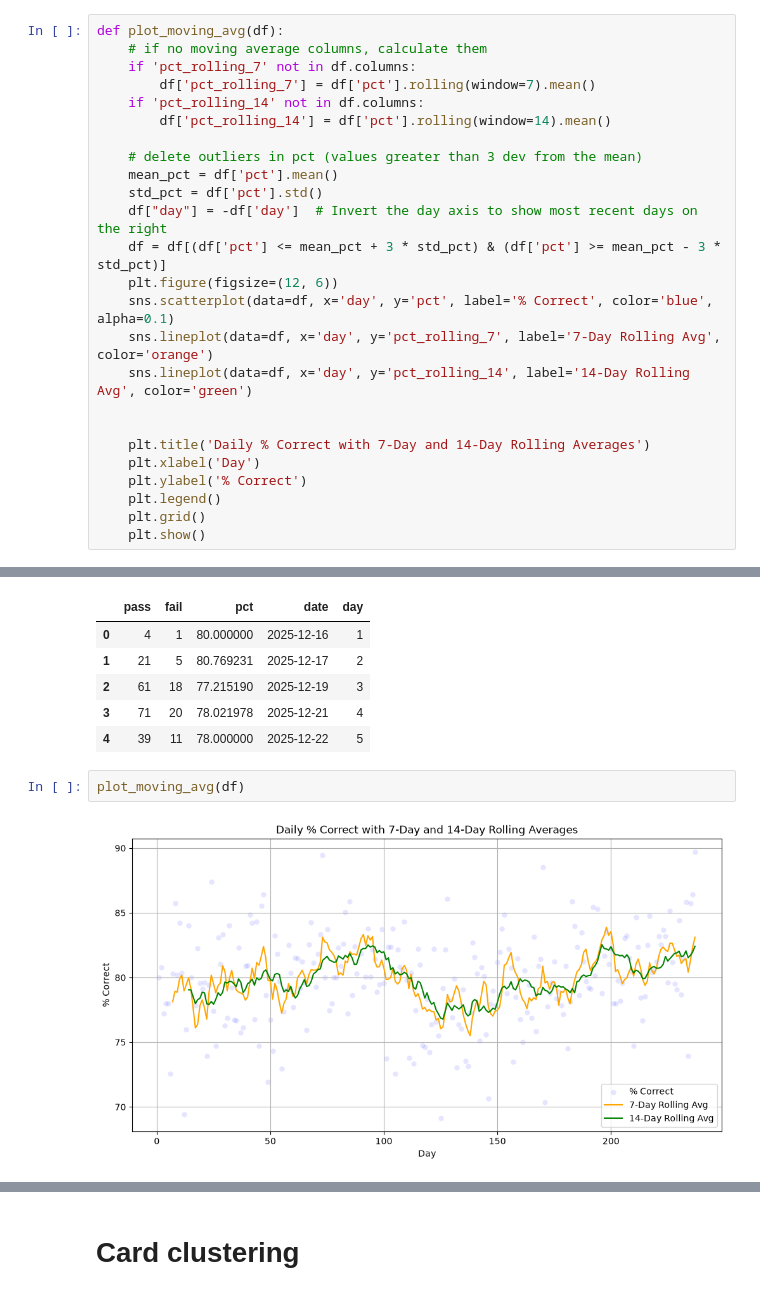
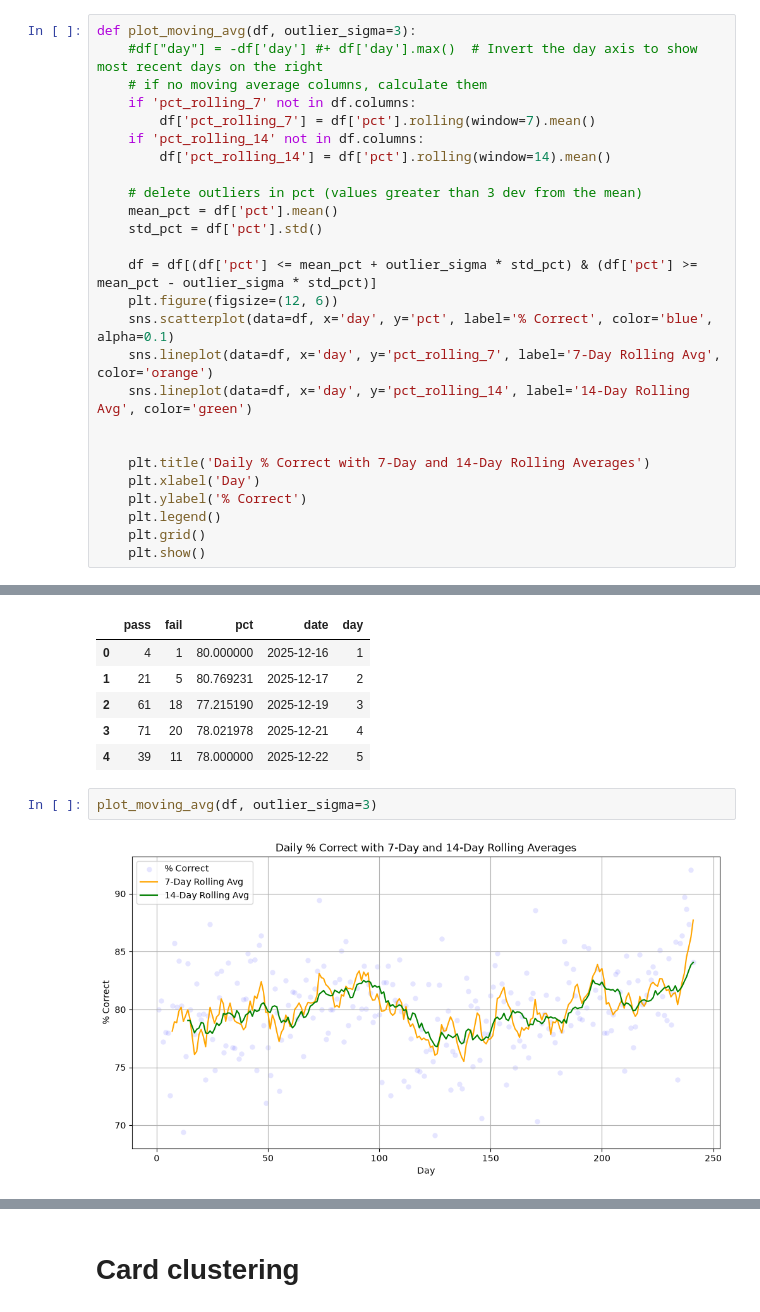
Before and after one commit to antpeacor/ankistats, a Jupyter notebook: german.ipynb, the cells around one changed output, grey strips where cells are left out. Cells and saved outputs as stored; diff of their text form.

```diff
--- a/german.ipynb
+++ b/german.ipynb
@@ -70,7 +70,8 @@ def load_reviews(deck_name, days_back):
 
     return df
 # %%
-def plot_moving_avg(df):
+def plot_moving_avg(df, outlier_sigma=3):
+    #df["day"] = -df['day'] #+ df['day'].max()  # Invert the day axis to show most recent days on the right
     # if no moving average columns, calculate them
     if 'pct_rolling_7' not in df.columns:
         df['pct_rolling_7'] = df['pct'].rolling(window=7).mean()
@@ -80,8 +81,8 @@ def plot_moving_avg(df):
     # delete outliers in pct (values greater than 3 dev from the mean)
     mean_pct = df['pct'].mean()
     std_pct = df['pct'].std()
-    df["day"] = -df['day']  # Invert the day axis to show most recent days on the right
-    df = df[(df['pct'] <= mean_pct + 3 * std_pct) & (df['pct'] >= mean_pct - 3 * std_pct)]
+
+    df = df[(df['pct'] <= mean_pct + outlier_sigma * std_pct) & (df['pct'] >= mean_pct - outlier_sigma * std_pct)]
     plt.figure(figsize=(12, 6))
     sns.scatterplot(data=df, x='day', y='pct', label='% Correct', color='blue', alpha=0.1)
     sns.lineplot(data=df, x='day', y='pct_rolling_7', label='7-Day Rolling Avg', color='orange')
@@ -105,9 +106,9 @@ df.head()
 | 3 | 71 | 20 | 78.021978 | 2025-12-21 | 4 |
 | 4 | 39 | 11 | 78.000000 | 2025-12-22 | 5 |
 # %%
-plot_moving_avg(df)
+plot_moving_avg(df, outlier_sigma=3)
 # %% [output]
-[figure, old version]
+[figure, new version]
 # %%
 df.head()
 # %% [output]
```
Also changed, not shown: parts of 8 cells of this notebook, 2 other files.
